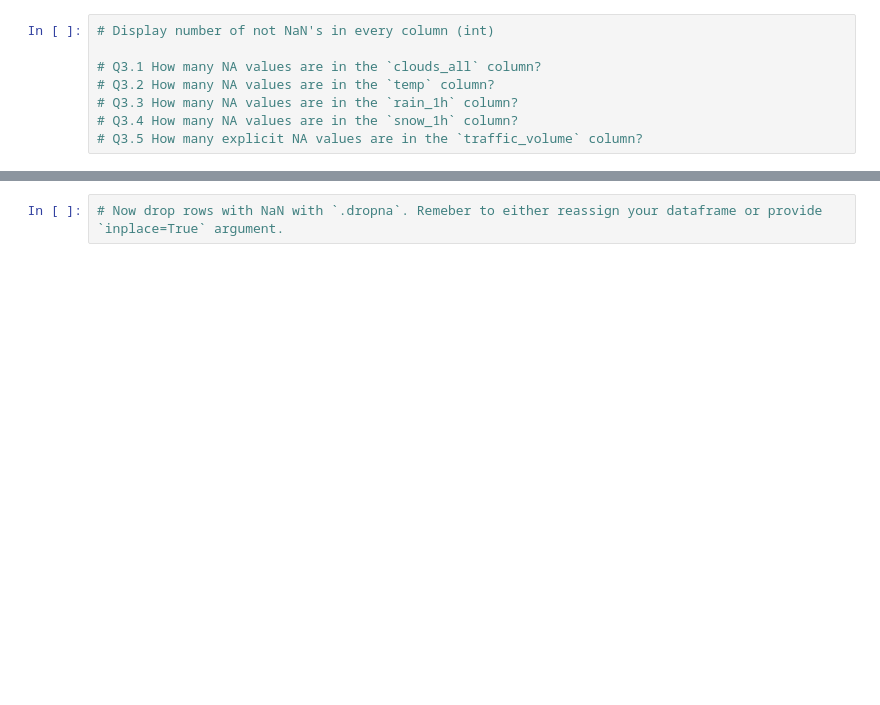
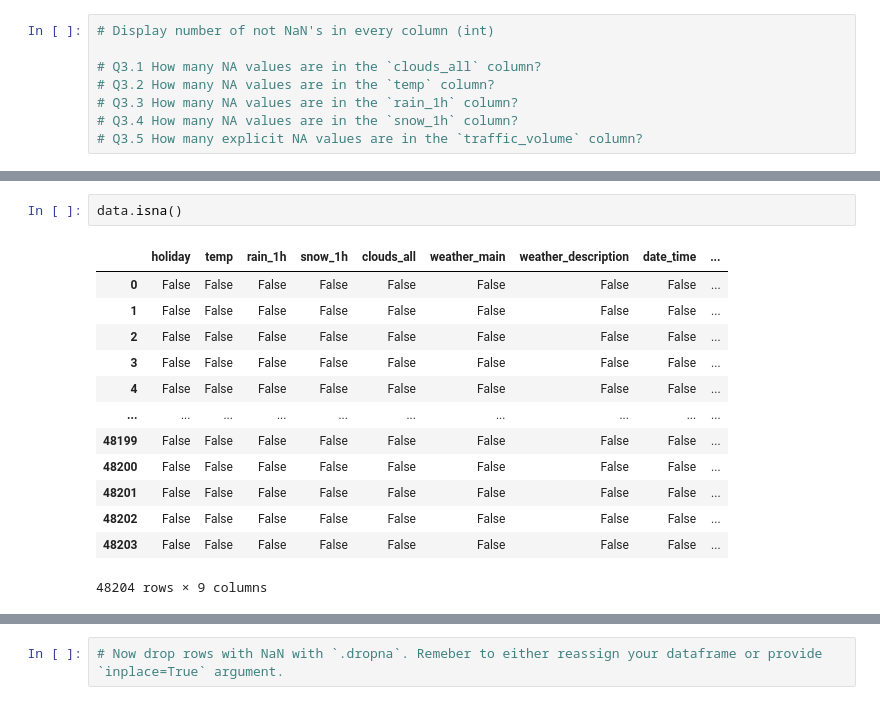
Before and after one commit to soldatsm/MIPT_ML, a Jupyter notebook: Traffic_prediction.ipynb, the cells around one changed output, grey strips where cells are left out. Saved outputs shown, nothing was run; the diff lists cells and outputs as text; blank space fills up the shorter version.

```diff
--- a/Traffic_prediction.ipynb
+++ b/Traffic_prediction.ipynb
@@ -102,0 +210,16 @@ Hint You could use `.sort_index()` or `.sort_values()` to sort the result of `.v
+# %%
+data.isna()
+# %% [output]
+|  | holiday | temp | rain_1h | snow_1h | clouds_all | weather_main | weather_description | date_time | ... |
+| 0 | False | False | False | False | False | False | False | False | ... |
+| 1 | False | False | False | False | False | False | False | False | ... |
+| 2 | False | False | False | False | False | False | False | False | ... |
+| 3 | False | False | False | False | False | False | False | False | ... |
+| 4 | False | False | False | False | False | False | False | False | ... |
+| ... | ... | ... | ... | ... | ... | ... | ... | ... | ... |
+| 48199 | False | False | False | False | False | False | False | False | ... |
+| 48200 | False | False | False | False | False | False | False | False | ... |
+| 48201 | False | False | False | False | False | False | False | False | ... |
+| 48202 | False | False | False | False | False | False | False | False | ... |
+| 48203 | False | False | False | False | False | False | False | False | ... |
+48204 rows × 9 columns
```
Also changed, not shown: parts of 25 cells of this notebook.
